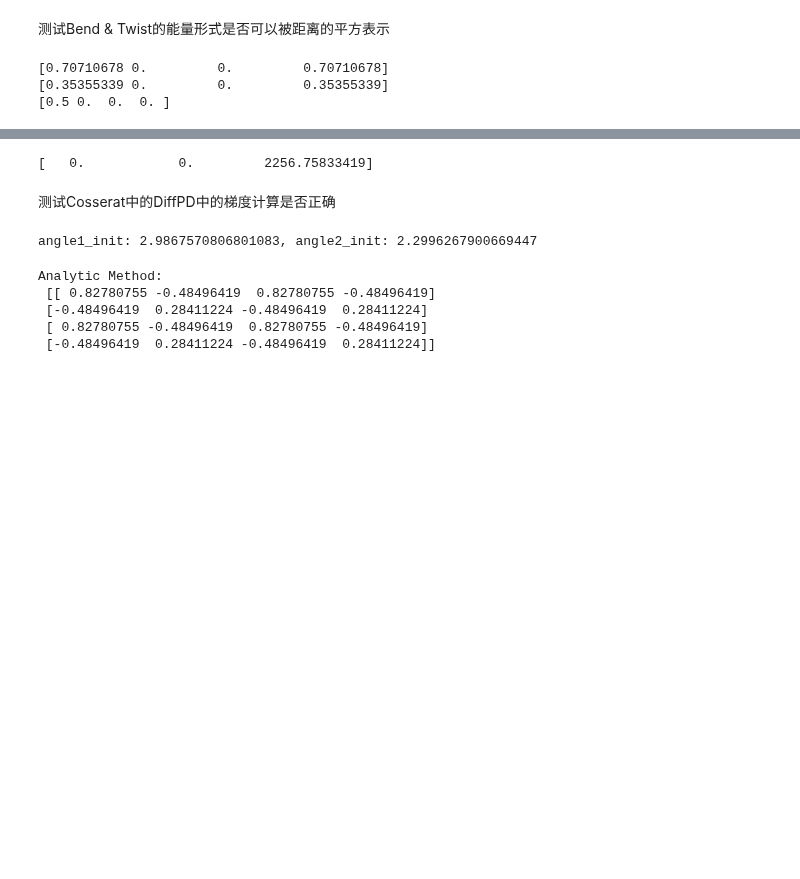
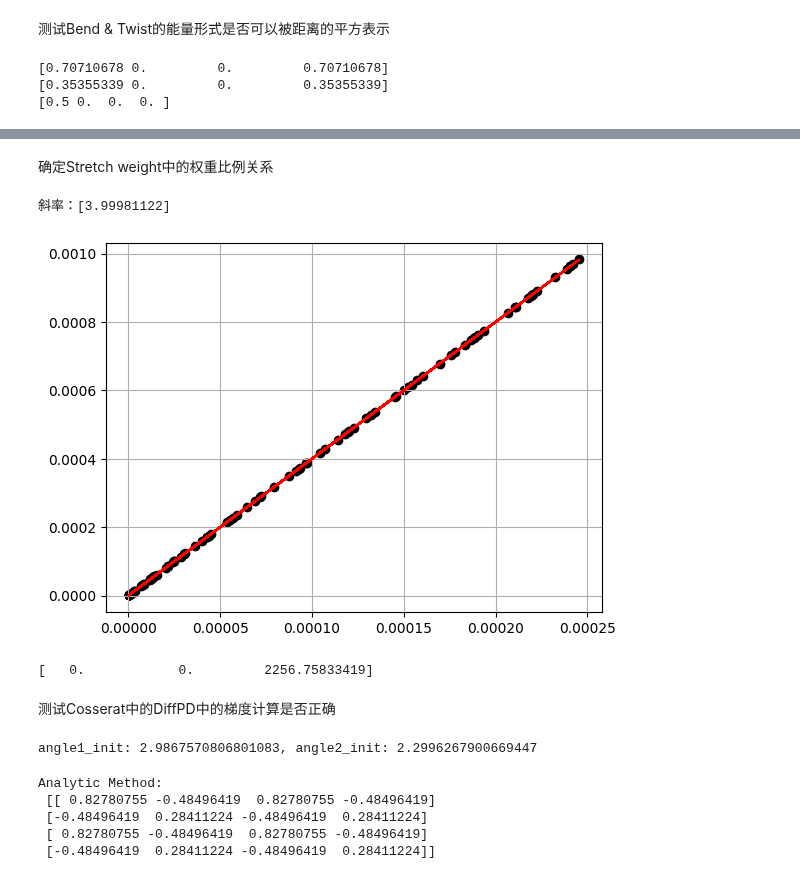
Before and after one commit to yang-si-hang/paper-2023, a Jupyter notebook: Test branch/PD/TestGradientCosserat.ipynb, the cells around one changed output, grey strips where cells are left out. Drawn from its saved outputs; the diff is of its cells as text; code cells hidden in the pictures; blank space fills up the shorter version.

```diff
--- a/Test branch/PD/TestGradientCosserat.ipynb
+++ b/Test branch/PD/TestGradientCosserat.ipynb
@@ -66,3 +72,40 @@ plt.grid(True)
+# %% [markdown]
+确定Stretch weight中的权重比例关系
+# %%
+x1_init, x2_init = np.array([0, 0.]), np.array([0., 0.1])
+distance_vec = x2_init - x1_init
+theta_init = np.arctan2(distance_vec[0], distance_vec[1])
+distance_vec_u = np.array([np.cos(theta_init/2), np.sin(theta_init/2)])
+
+x_list = []
+y_list = []
+for i in range(100):
+    delta_theta = np.random.rand() * np.pi * 0.01
+    u = np.array([np.cos((theta_init+delta_theta)/2), np.sin((theta_init+delta_theta)/2)])
+    d3 = np.array([2*u[0]*u[1], u[0]**2 - u[1]**2])
+    y = np.linalg.norm((distance_vec / np.linalg.norm(distance_vec) - d3)) ** 2
+    x = np.linalg.norm((u - np.array([np.cos(theta_init/2), np.sin(theta_init/2)]))) ** 2
+
+    x_list.append(x)
+    y_list.append(y)
+
+x_np = np.array(x_list).reshape(-1, 1)
+y_np = np.array(y_list).reshape(-1, 1)
+
+model = LinearRegression(fit_intercept=False)
+model.fit(x_np, y_np)
+
+# 获取斜率
+k = model.coef_[0]
+print(f'斜率：{k}')
+
+y_fit = model.predict(x_np)
+plt.scatter(x_np, y_np, c='k', label='Data Points')
+plt.plot(x_np, y_fit, color='red')
+plt.grid(True)
+# %% [output]
+斜率：[3.99981122]
+[figure, added]
 # %%
 def angular_velocities(q1, q2, dt):
     return (2 / dt) * np.array([
```
Also changed, not shown: parts of 5 cells of this notebook, 5 other files.
